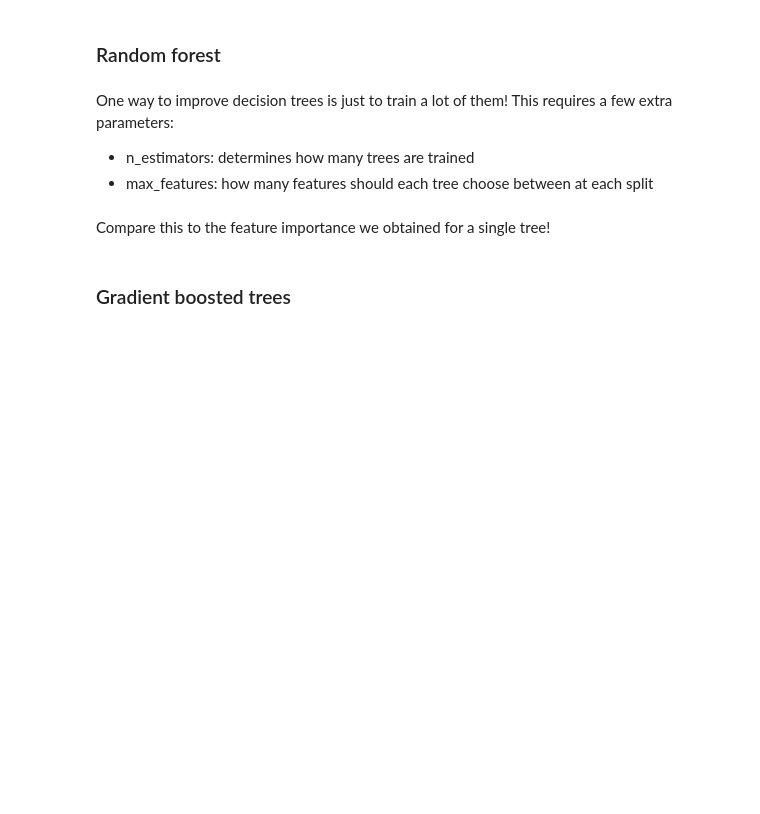
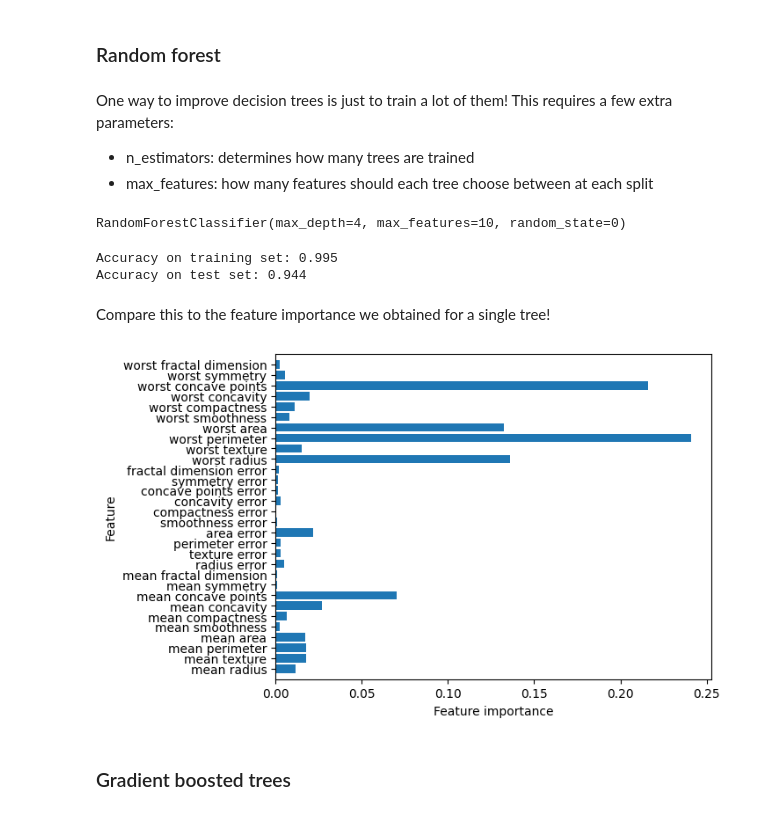
Before and after one commit to MAL1-MMMB/MAL, a Jupyter notebook: Session 3/Decision Trees 2 - Feature importance and ensembles of trees.ipynb, the cells around one changed output. Drawn from its saved outputs; the diff is of its cells as text; code cells hidden in the pictures; blank space fills up the shorter version.

```diff
--- a/Session 3/Decision Trees 2 - Feature importance and ensembles of trees.ipynb
+++ b/Session 3/Decision Trees 2 - Feature importance and ensembles of trees.ipynb
@@ -99,8 +103,23 @@ We see that the tree rates "worst radius" as the most important feature. How do
 One way to improve decision trees is just to train a lot of them! This requires a few extra parameters:
 - n_estimators: determines how many trees are trained
 - max_features: how many features should each tree choose between at each split
+# %%
+forest = RandomForestClassifier(n_estimators=100, max_depth=4, max_features=10, random_state=0)
+forest.fit(x_train, y_train)
+# %% [output]
+RandomForestClassifier(max_depth=4, max_features=10, random_state=0)
+# %%
+print("Accuracy on training set: {:.3f}".format(forest.score(x_train, y_train)))
+print("Accuracy on test set: {:.3f}".format(forest.score(x_test, y_test)))
+# %% [output]
+Accuracy on training set: 0.995
+Accuracy on test set: 0.944
 # %% [markdown]
 Compare this to the feature importance we obtained for a single tree!
+# %%
+plot_feature_importance_cancer(forest)
+# %% [output]
+[figure, added]
 # %% [markdown]
 ### Gradient boosted trees
 # %% [markdown]
```
Also changed, not shown: parts of 4 cells of this notebook.
